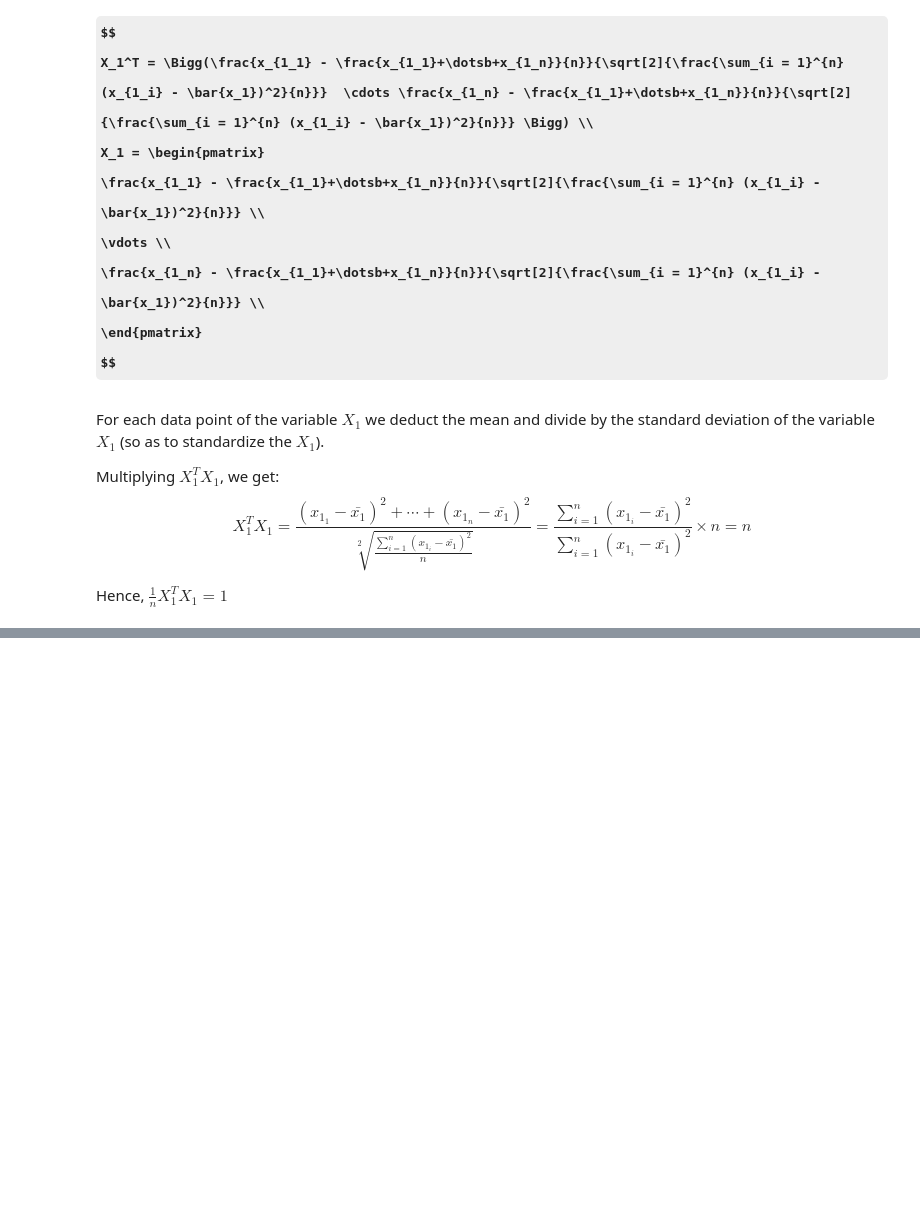
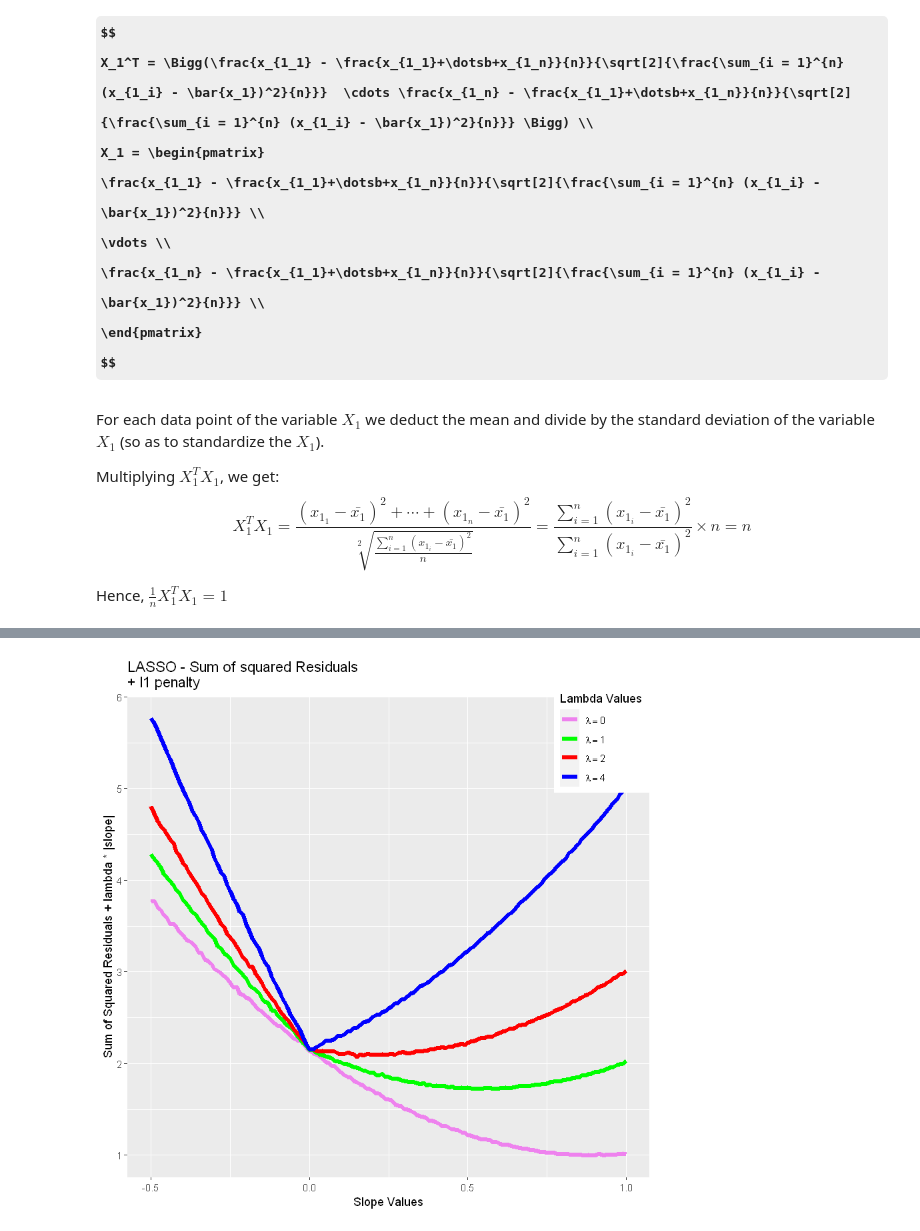
Before and after one commit to s6soverd/Computational-Statistics-Project-onLasso, a Jupyter notebook: finalproject_lasso.ipynb, the cells around one changed output, grey strips where cells are left out. Saved outputs shown, nothing was run; the diff lists cells and outputs as text; code cells hidden in the pictures; some formulas as TeX source; blank space fills up the shorter version.

```diff
--- a/finalproject_lasso.ipynb
+++ b/finalproject_lasso.ipynb
@@ -209,0 +602,35 @@ Hence, $\frac{1}{n} X_1^T X_1 = 1$
+# %%
+srs = function(sample_size, f){
+    # Calculates sum of sqrt residuals for each lambda
+    lambda = c(0, 1, 2, 4)
+    # Deciding a list of slopes
+    slopes = seq(-0.5, 1, by = 0.01)
+    # Calculate squared residuals for each one of the slopes
+    squared_residuals1 = c()
+    squared_residuals2 = c()
+    squared_residuals3 = c()
+    squared_residuals4 = c()
+    for(s in slopes){
+        sr1 = f(sample_size, slope = s, lambda = lambda[1])
+        sr2 = f(sample_size, slope = s, lambda = lambda[2])
+        sr3 = f(sample_size, slope = s, lambda = lambda[3])
+        sr4 = f(sample_size, slope = s, lambda = lambda[4])
+        squared_residuals1 = append(squared_residuals1, sr1)
+        squared_residuals2 = append(squared_residuals2, sr2)
+        squared_residuals3 = append(squared_residuals3, sr3)
+        squared_residuals4 = append(squared_residuals4, sr4)
+    }
+    # Gathers sqrt residuals rowwise in a data frame to be used in plot
+    vis.data.ridge1 = data.frame(slopes, sr = squared_residuals1)
+    vis.data.ridge2 = data.frame(slopes, sr = squared_residuals2)
+    vis.data.ridge3 = data.frame(slopes, sr = squared_residuals3)
+    vis.data.ridge4 = data.frame(slopes, sr = squared_residuals4)
+    data.set = bind_rows(vis.data.ridge1, vis.data.ridge2, vis.data.ridge3, vis.data.ridge4)
+    data.set$g = c(rep("lambda = 0", length(slopes)), rep("lambda = 1", length(slopes)),
+            rep("lambda = 2", length(slopes)), rep("lambda = 4", length(slopes)))
+    colnames(data.set) <- c("Slopes", "sr", "lambdas")
+
+    return(data.set)
+}
+# %%
+vis.data.lasso = srs(100000, f = residuals_lasso)
@@ -209,0 +640,12 @@ Hence, $\frac{1}{n} X_1^T X_1 = 1$
+# %%
+# LASSO
+ggplot(vis.data.lasso, aes(x=Slopes, y=sr, color = lambdas)) +
+geom_line(size = 1.7) +
+labs(x="Slope Values", y="Sum of Squared Residuals + lambda * |slope|",
+       title = "LASSO - Sum of squared Residuals\n+ l1 penalty") +
+labs(color = "Lambda Values") +
+scale_color_manual(labels = parse(text = c("lambda == 0", "lambda == 1", "lambda == 2", "lambda == 4")),
+                   values = c("violet", "green", "red", "blue")) +
+theme(legend.justification=c(1,0), legend.position=c(1, 0.80))
+# %% [output]
+[figure, added]
```
Also changed, not shown: parts of 78 cells of this notebook.
